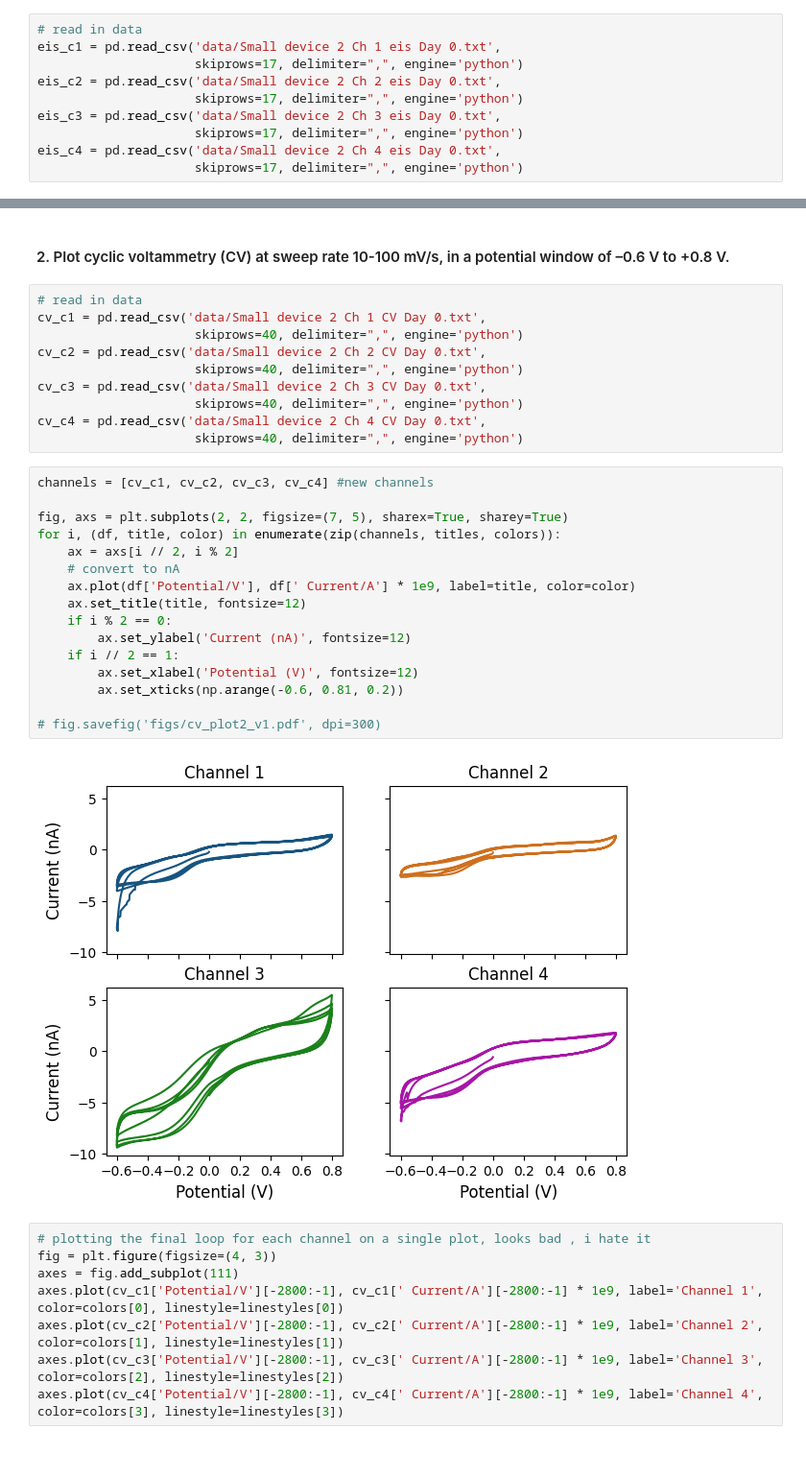
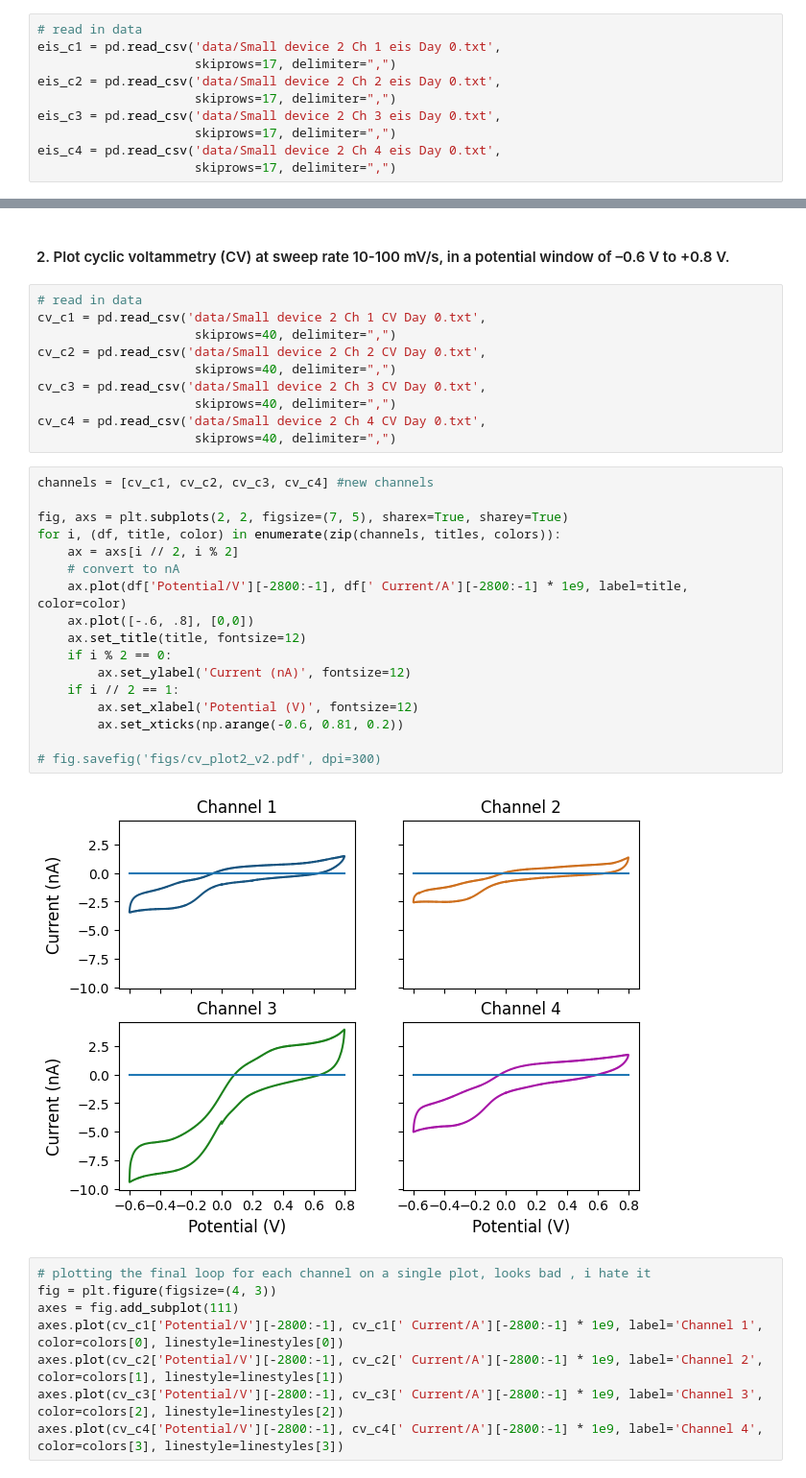
Before and after one commit to mohammadmundiwala/Flexible-Electronics, a Jupyter notebook: lab-1/data_analysis.ipynb, the cells around one changed output, grey strips where cells are left out. Shown at 96% size. Saved outputs shown, nothing was run; the diff lists cells and outputs as text.

```diff
--- a/lab-1/data_analysis.ipynb
+++ b/lab-1/data_analysis.ipynb
@@ -18,13 +18,13 @@ import matplotlib.pyplot as plt
 # %%
 # read in data
 eis_c1 = pd.read_csv('data/Small device 2 Ch 1 eis Day 0.txt',
-                     skiprows=17, delimiter=",", engine='python')
+                     skiprows=17, delimiter=",")
 eis_c2 = pd.read_csv('data/Small device 2 Ch 2 eis Day 0.txt',
-                     skiprows=17, delimiter=",", engine='python')
+                     skiprows=17, delimiter=",")
 eis_c3 = pd.read_csv('data/Small device 2 Ch 3 eis Day 0.txt',
-                     skiprows=17, delimiter=",", engine='python')
+                     skiprows=17, delimiter=",")
 eis_c4 = pd.read_csv('data/Small device 2 Ch 4 eis Day 0.txt',
-                     skiprows=17, delimiter=",", engine='python')
+                     skiprows=17, delimiter=",")
 # %%
 fig, axs = plt.subplots(2, 2, figsize=(6, 5), sharex=True, sharey=True)
 
@@ -96,31 +92,32 @@ plt.show()
 # %%
 # read in data
 cv_c1 = pd.read_csv('data/Small device 2 Ch 1 CV Day 0.txt',
-                     skiprows=40, delimiter=",", engine='python')
+                     skiprows=40, delimiter=",")
 cv_c2 = pd.read_csv('data/Small device 2 Ch 2 CV Day 0.txt',
-                     skiprows=40, delimiter=",", engine='python')
+                     skiprows=40, delimiter=",")
 cv_c3 = pd.read_csv('data/Small device 2 Ch 3 CV Day 0.txt',
-                     skiprows=40, delimiter=",", engine='python')
+                     skiprows=40, delimiter=",")
 cv_c4 = pd.read_csv('data/Small device 2 Ch 4 CV Day 0.txt',
-                     skiprows=40, delimiter=",", engine='python')
+                     skiprows=40, delimiter=",")
 # %%
 channels = [cv_c1, cv_c2, cv_c3, cv_c4] #new channels
 
 fig, axs = plt.subplots(2, 2, figsize=(7, 5), sharex=True, sharey=True)
 for i, (df, title, color) in enumerate(zip(channels, titles, colors)):
     ax = axs[i // 2, i % 2]
     # convert to nA
-    ax.plot(df['Potential/V'], df[' Current/A'] * 1e9, label=title, color=color)
+    ax.plot(df['Potential/V'][-2800:-1], df[' Current/A'][-2800:-1] * 1e9, label=title, color=color)
+    ax.plot([-.6, .8], [0,0])
     ax.set_title(title, fontsize=12)
     if i % 2 == 0:
         ax.set_ylabel('Current (nA)', fontsize=12)
     if i // 2 == 1:
         ax.set_xlabel('Potential (V)', fontsize=12)
         ax.set_xticks(np.arange(-0.6, 0.81, 0.2))
 
-# fig.savefig('figs/cv_plot2_v1.pdf', dpi=300)
+# fig.savefig('figs/cv_plot2_v2.pdf', dpi=300)
 # %% [output]
-[figure, old version]
+[figure, new version]
 # %%
 # plotting the final loop for each channel on a single plot, looks bad , i hate it
 fig = plt.figure(figsize=(4, 3))
```
Also changed, not shown: parts of 10 cells of this notebook.
